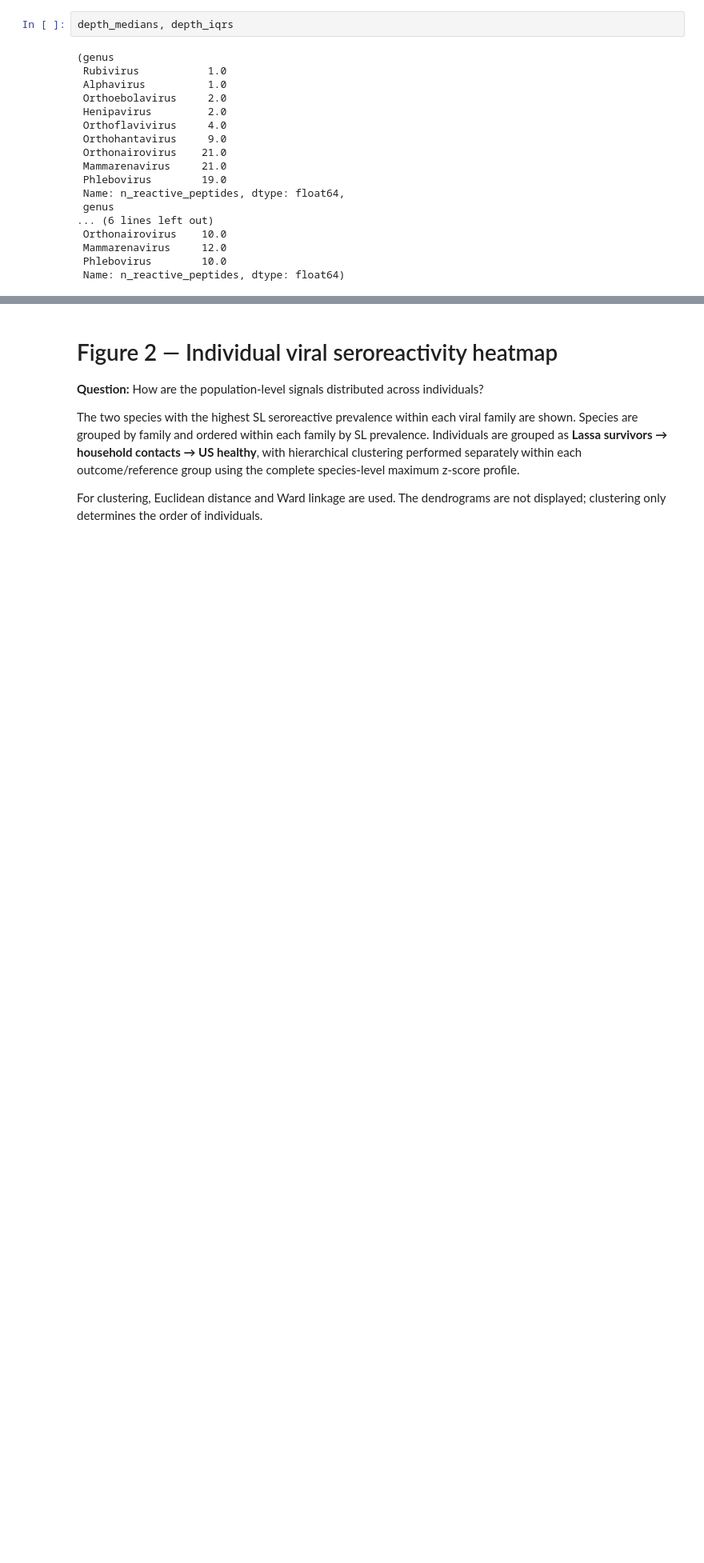
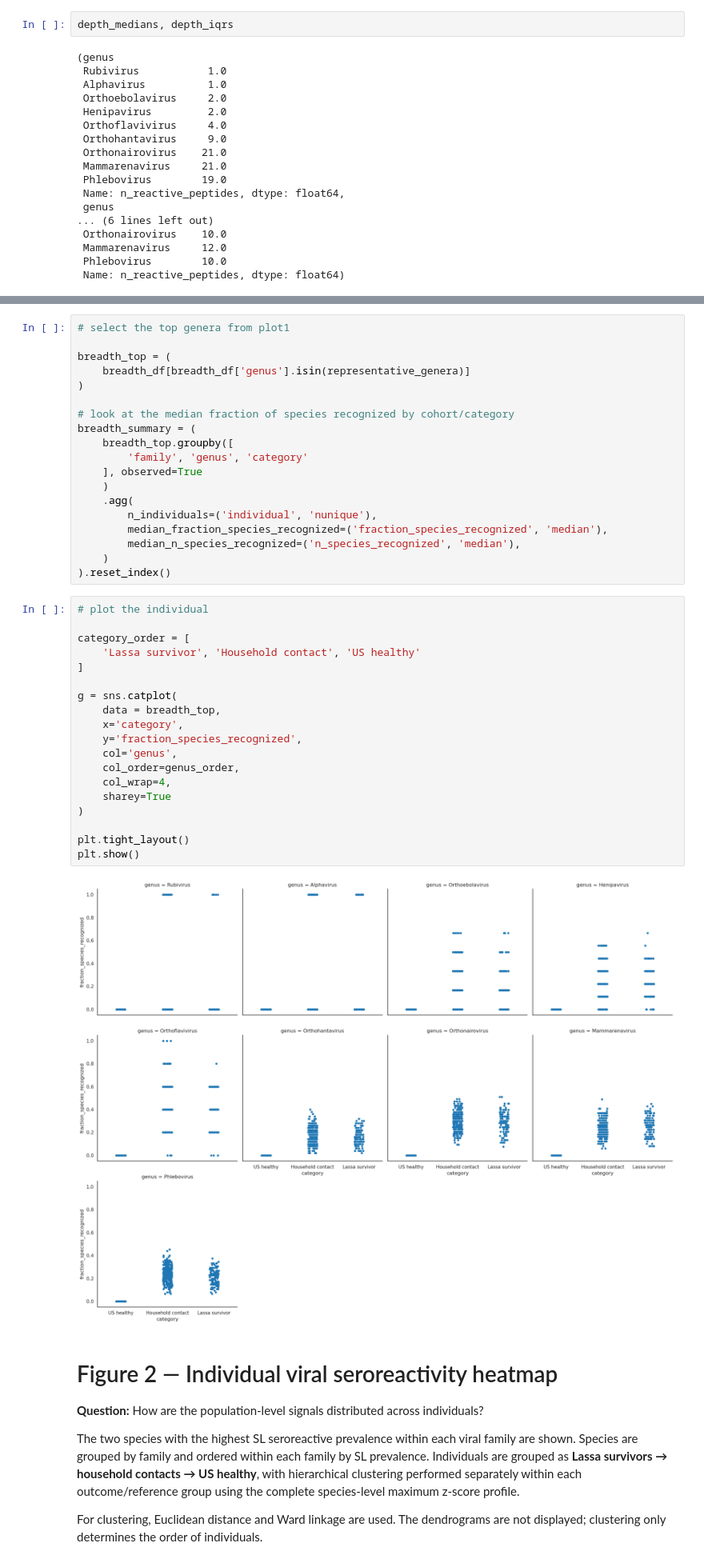
Before and after one commit to sporak577/lasv_phipseq_2026, a Jupyter notebook: Lassa_seroreactivity_paper_figures_clean_090726.ipynb, the cells around one changed output, grey strips where cells are left out. Shown at 80% size. Saved outputs shown, nothing was run; the diff lists cells and outputs as text; blank space fills up the shorter version.

```diff
--- a/Lassa_seroreactivity_paper_figures_clean_090726.ipynb
+++ b/Lassa_seroreactivity_paper_figures_clean_090726.ipynb
@@ -794,3 +811,43 @@ plt.show()
+# %%
+# select the top genera from plot1
+
+breadth_top = (
+    breadth_df[breadth_df['genus'].isin(representative_genera)]
+)
+
+# look at the median fraction of species recognized by cohort/category
+breadth_summary = (
+    breadth_top.groupby([
+        'family', 'genus', 'category'
+    ], observed=True
+    )
+    .agg(
+        n_individuals=('individual', 'nunique'),
+        median_fraction_species_recognized=('fraction_species_recognized', 'median'),
+        median_n_species_recognized=('n_species_recognized', 'median'),
+    )
+).reset_index()
+# %%
+# plot the individual
+
+category_order = [
+    'Lassa survivor', 'Household contact', 'US healthy'
+]
+
+g = sns.catplot(
+    data = breadth_top,
+    x='category',
+    y='fraction_species_recognized',
+    col='genus',
+    col_order=genus_order,
+    col_wrap=4,
+    sharey=True
+)
+
+plt.tight_layout()
+plt.show()
+# %% [output]
+[figure, added]
 # %% [markdown]
 # Figure 2 — Individual viral seroreactivity heatmap
 
```
Also changed, not shown: parts of 14 cells of this notebook, 1 other file.
